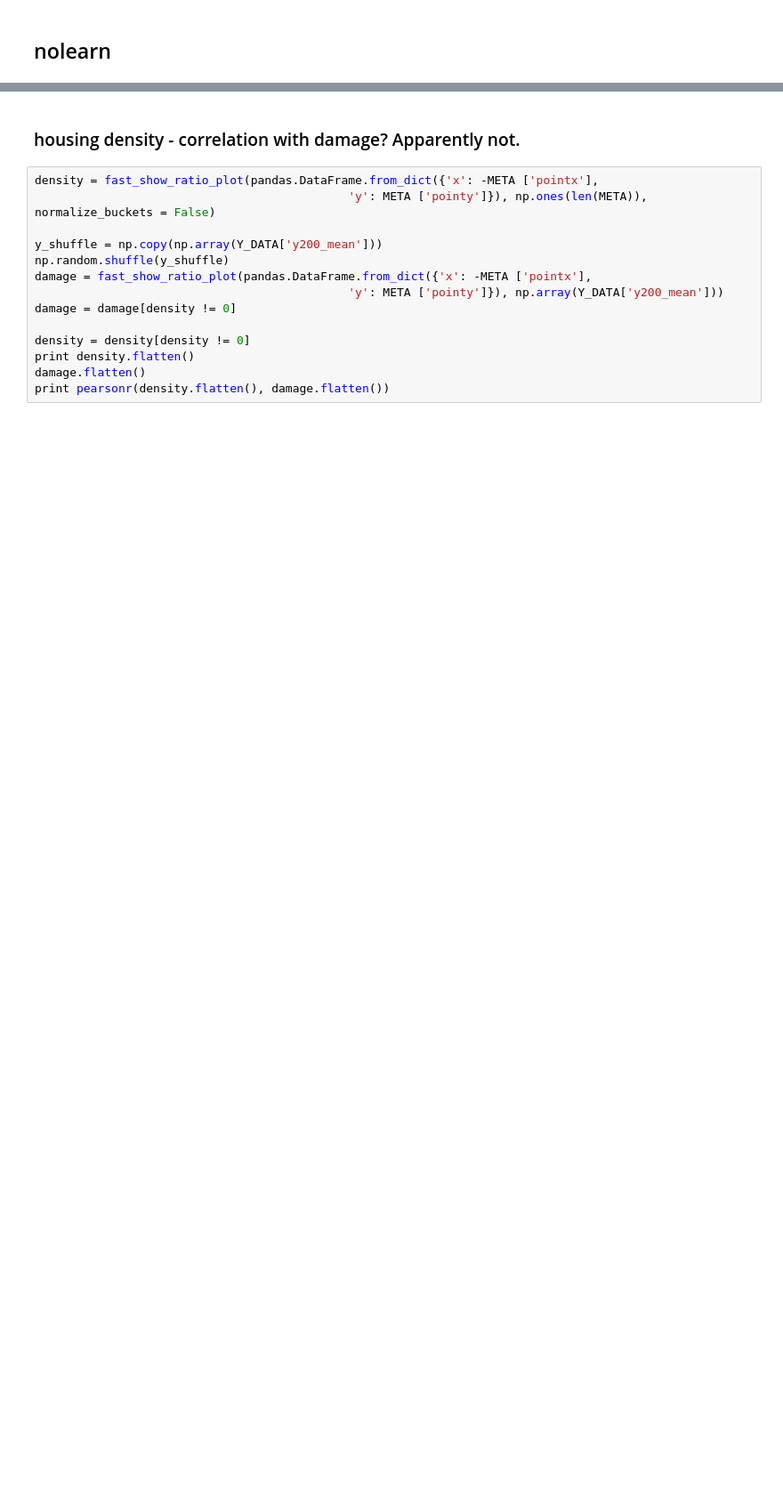
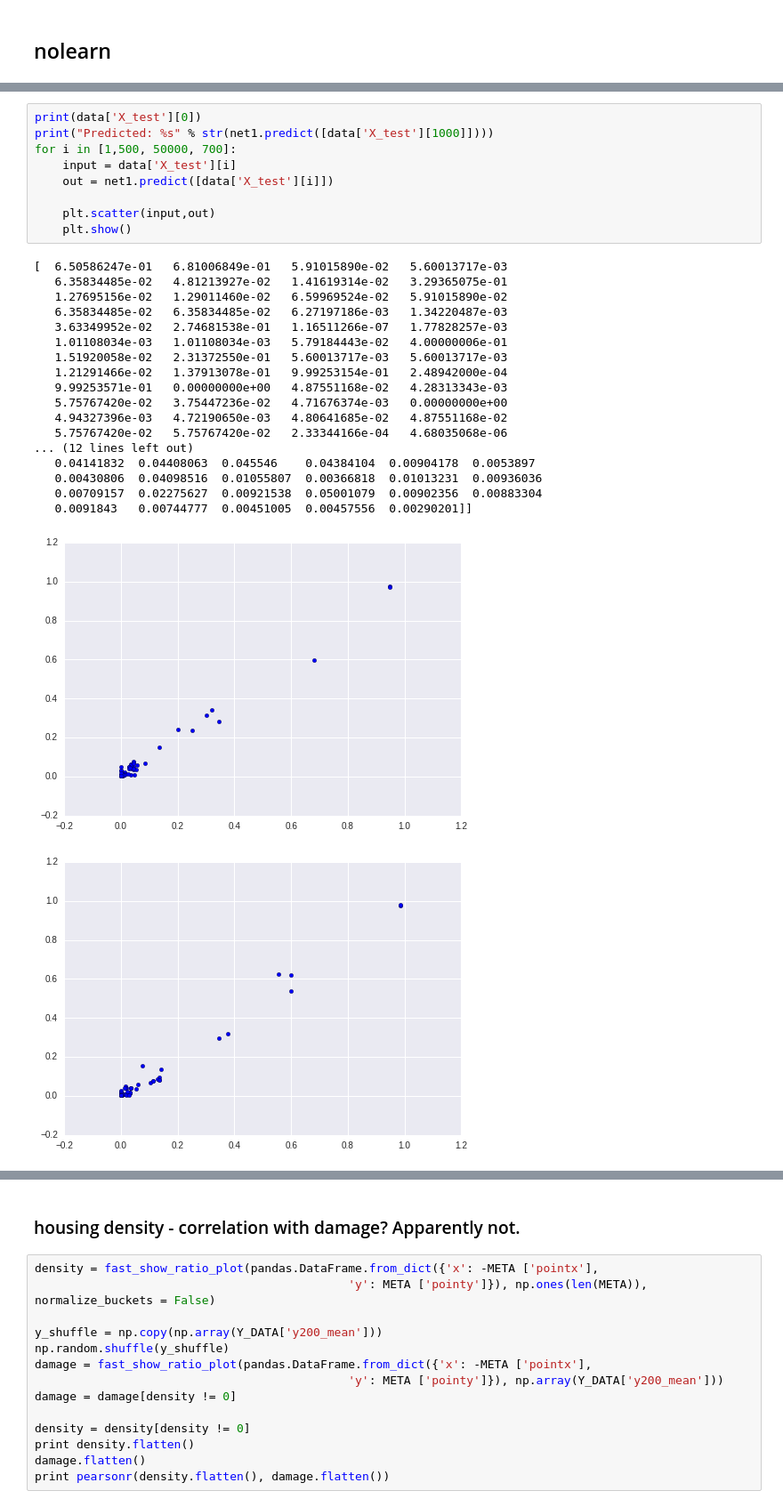
Before and after one commit to IJDykeman/storm_damage_prediction, a Jupyter notebook: tsne_and_dataviz.ipynb, the cells around one changed output, grey strips where cells are left out. Shown at 89% size. Drawn from its saved outputs; the diff is of its cells as text; blank space fills up the shorter version.

```diff
--- a/tsne_and_dataviz.ipynb
+++ b/tsne_and_dataviz.ipynb
@@ -682,0 +547,29 @@ Predicted: [[ 0.20616169]]
+# %%
+print(data['X_test'][0])
+print("Predicted: %s" % str(net1.predict([data['X_test'][1000]])))
+for i in [1,500, 50000, 700]:
+    input = data['X_test'][i]
+    out = net1.predict([data['X_test'][i]])
+
+    plt.scatter(input,out)
+    plt.show()
+# %% [output]
+[  6.50586247e-01   6.81006849e-01   5.91015890e-02   5.60013717e-03
+   6.35834485e-02   4.81213927e-02   1.41619314e-02   3.29365075e-01
+   1.27695156e-02   1.29011460e-02   6.59969524e-02   5.91015890e-02
+   6.35834485e-02   6.35834485e-02   6.27197186e-03   1.34220487e-03
+   3.63349952e-02   2.74681538e-01   1.16511266e-07   1.77828257e-03
+   1.01108034e-03   1.01108034e-03   5.79184443e-02   4.00000006e-01
+   1.51920058e-02   2.31372550e-01   5.60013717e-03   5.60013717e-03
+   1.21291466e-02   1.37913078e-01   9.99253154e-01   2.48942000e-04
+   9.99253571e-01   0.00000000e+00   4.87551168e-02   4.28313343e-03
+   5.75767420e-02   3.75447236e-02   4.71676374e-03   0.00000000e+00
+   4.94327396e-03   4.72190650e-03   4.80641685e-02   4.87551168e-02
+   5.75767420e-02   5.75767420e-02   2.33344166e-04   4.68035068e-06
+... (12 lines left out)
+   0.04141832  0.04408063  0.045546    0.04384104  0.00904178  0.0053897
+   0.00430806  0.04098516  0.01055807  0.00366818  0.01013231  0.00936036
+   0.00709157  0.02275627  0.00921538  0.05001079  0.00902356  0.00883304
+   0.0091843   0.00744777  0.00451005  0.00457556  0.00290201]]
+[figure, added]
+[figure, added]
```
Also changed, not shown: parts of 16 cells of this notebook, 8 other files.
